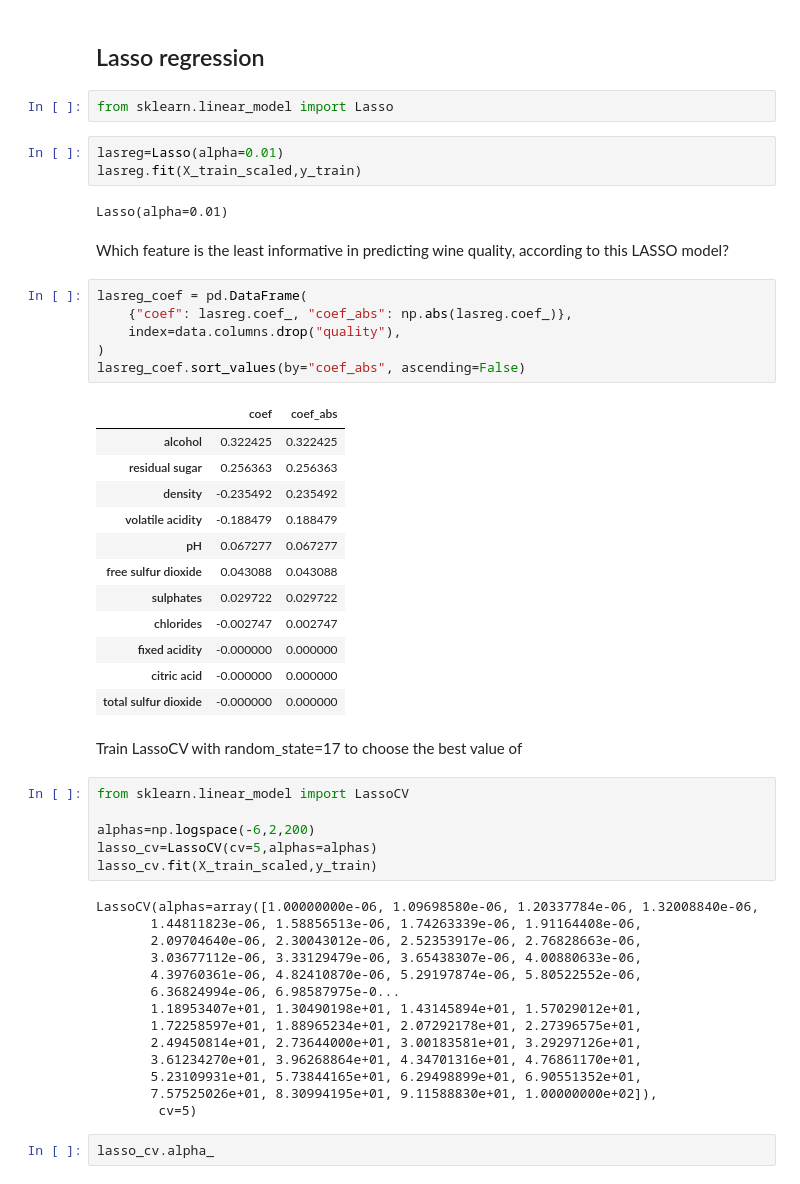
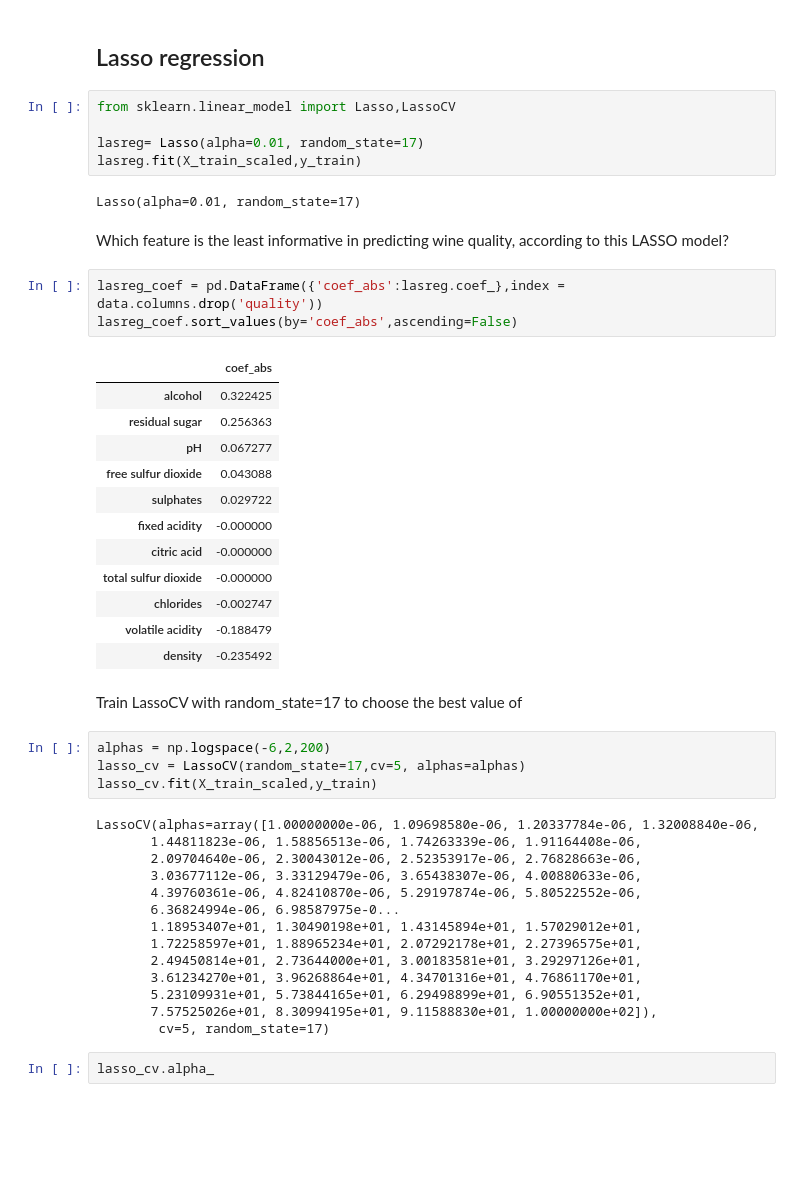
Before and after one commit to YogiramV/MLCourse.ai, a Jupyter notebook: regression/wine.ipynb, the cells around one changed output. Saved outputs shown, nothing was run; the diff lists cells and outputs as text; blank space fills up the shorter version.

```diff
--- a/regression/wine.ipynb
+++ b/regression/wine.ipynb
@@ -75,40 +95,35 @@ Alcohol is the most influential
 # %% [markdown]
 ## Lasso regression
 # %%
-from sklearn.linear_model import Lasso
+from sklearn.linear_model import Lasso,LassoCV
+
+lasreg= Lasso(alpha=0.01, random_state=17)
+lasreg.fit(X_train_scaled,y_train)
+# %% [output]
+Lasso(alpha=0.01, random_state=17)
-# %%
-lasreg=Lasso(alpha=0.01)
-lasreg.fit(X_train_scaled,y_train)
-# %% [output]
-Lasso(alpha=0.01)
 # %% [markdown]
 Which feature is the least informative in predicting wine quality, according to this LASSO model?
 # %%
-lasreg_coef = pd.DataFrame(
-    {"coef": lasreg.coef_, "coef_abs": np.abs(lasreg.coef_)},
-    index=data.columns.drop("quality"),
-)
-lasreg_coef.sort_values(by="coef_abs", ascending=False)
+lasreg_coef = pd.DataFrame({'coef_abs':lasreg.coef_},index = data.columns.drop('quality'))
+lasreg_coef.sort_values(by='coef_abs',ascending=False)
 # %% [output]
-|  | coef | coef_abs |
-| alcohol | 0.322425 | 0.322425 |
-| residual sugar | 0.256363 | 0.256363 |
-| density | -0.235492 | 0.235492 |
-| volatile acidity | -0.188479 | 0.188479 |
-| pH | 0.067277 | 0.067277 |
-| free sulfur dioxide | 0.043088 | 0.043088 |
-| sulphates | 0.029722 | 0.029722 |
-| chlorides | -0.002747 | 0.002747 |
-| fixed acidity | -0.000000 | 0.000000 |
-| citric acid | -0.000000 | 0.000000 |
-| total sulfur dioxide | -0.000000 | 0.000000 |
+|  | coef_abs |
+| alcohol | 0.322425 |
+| residual sugar | 0.256363 |
+| pH | 0.067277 |
+| free sulfur dioxide | 0.043088 |
+| sulphates | 0.029722 |
+| fixed acidity | -0.000000 |
+| citric acid | -0.000000 |
+| total sulfur dioxide | -0.000000 |
+| chlorides | -0.002747 |
+| volatile acidity | -0.188479 |
+| density | -0.235492 |
 # %% [markdown]
 Train LassoCV with random_state=17 to choose the best value of
 # %%
-from sklearn.linear_model import LassoCV
-
-alphas=np.logspace(-6,2,200)
-lasso_cv=LassoCV(cv=5,alphas=alphas)
+alphas = np.logspace(-6,2,200)
+lasso_cv = LassoCV(random_state=17,cv=5, alphas=alphas)
 lasso_cv.fit(X_train_scaled,y_train)
 # %% [output]
 LassoCV(alphas=array([1.00000000e-06, 1.09698580e-06, 1.20337784e-06, 1.32008840e-06,
@@ -123,7 +138,7 @@ LassoCV(alphas=array([1.00000000e-06, 1.09698580e-06, 1.20337784e-06, 1.32008840
        3.61234270e+01, 3.96268864e+01, 4.34701316e+01, 4.76861170e+01,
        5.23109931e+01, 5.73844165e+01, 6.29498899e+01, 6.90551352e+01,
        7.57525026e+01, 8.30994195e+01, 9.11588830e+01, 1.00000000e+02]),
-        cv=5)
+        cv=5, random_state=17)
 # %%
 lasso_cv.alpha_
 # %% [output]
```
Also changed, not shown: parts of 21 cells of this notebook.
